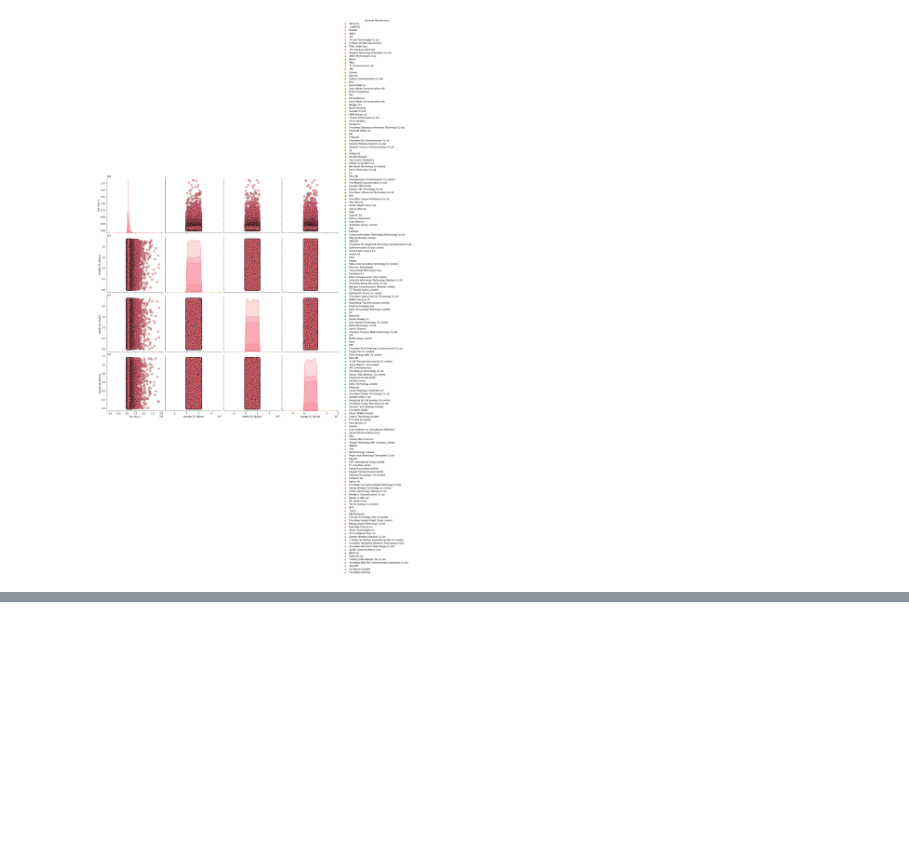
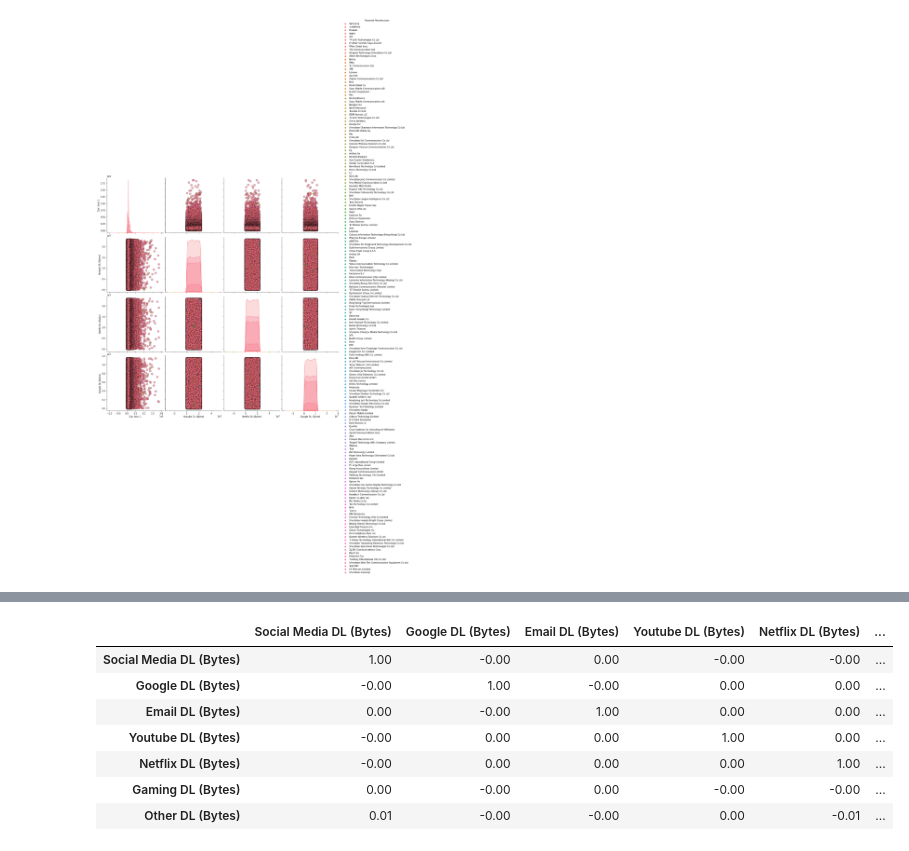
Before and after one commit to ekubay/Telecom-Data-Analysis, a Jupyter notebook: notebooks/Data_Exploration.ipynb, the cells around one changed output, grey strips where cells are left out. Drawn from its saved outputs; the diff is of its cells as text; code cells hidden in the pictures; blank space fills up the shorter version.

```diff
--- a/notebooks/Data_Exploration.ipynb
+++ b/notebooks/Data_Exploration.ipynb
@@ -707,0 +749,14 @@ sns.pairplot(dfPair, hue = 'Handset Manufacturer', diag_kind = 'kde',
+# %%
+corr = df_clean[['Social Media DL (Bytes)','Google DL (Bytes)', 'Email DL (Bytes)', 'Youtube DL (Bytes)','Netflix DL (Bytes)',
+         'Gaming DL (Bytes)', 'Other DL (Bytes)']].corr()
+# %%
+corr
+# %% [output]
+|  | Social Media DL (Bytes) | Google DL (Bytes) | Email DL (Bytes) | Youtube DL (Bytes) | Netflix DL (Bytes) | ... |
+| Social Media DL (Bytes) | 1.00 | -0.00 | 0.00 | -0.00 | -0.00 | ... |
+| Google DL (Bytes) | -0.00 | 1.00 | -0.00 | 0.00 | 0.00 | ... |
+| Email DL (Bytes) | 0.00 | -0.00 | 1.00 | 0.00 | 0.00 | ... |
+| Youtube DL (Bytes) | -0.00 | 0.00 | 0.00 | 1.00 | 0.00 | ... |
+| Netflix DL (Bytes) | -0.00 | 0.00 | 0.00 | 0.00 | 1.00 | ... |
+| Gaming DL (Bytes) | 0.00 | -0.00 | 0.00 | -0.00 | -0.00 | ... |
+| Other DL (Bytes) | 0.01 | -0.00 | -0.00 | 0.00 | -0.01 | ... |
```
Also changed, not shown: parts of 13 cells of this notebook.
